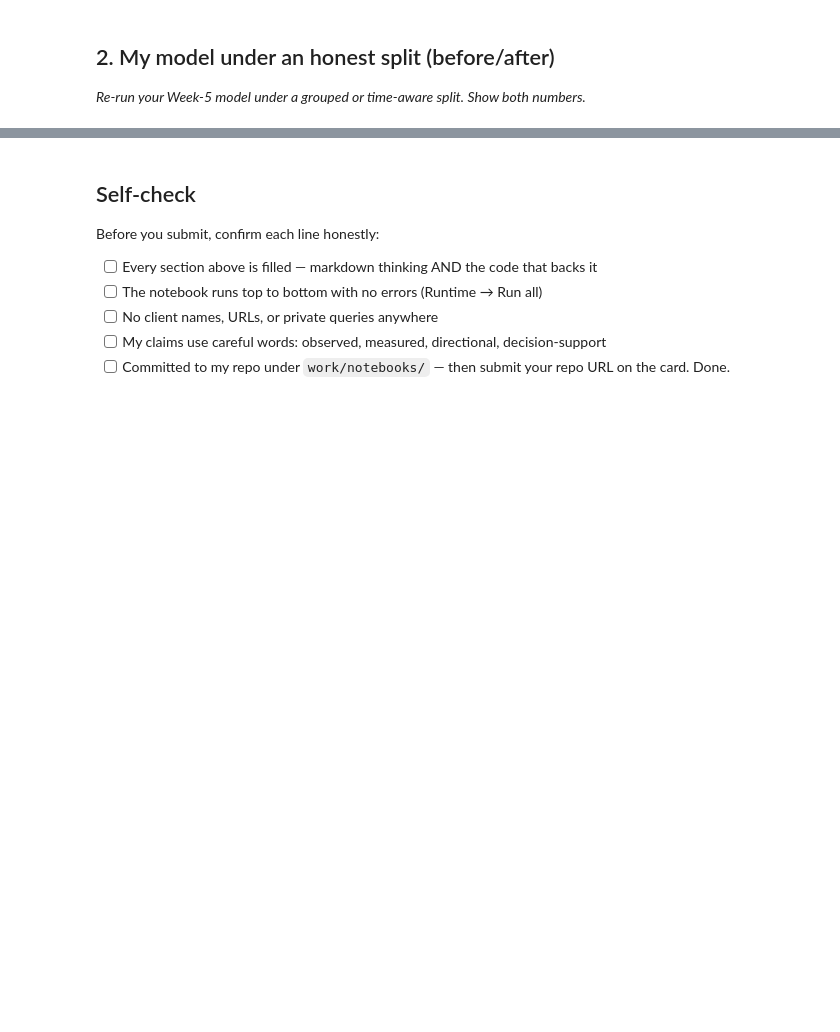
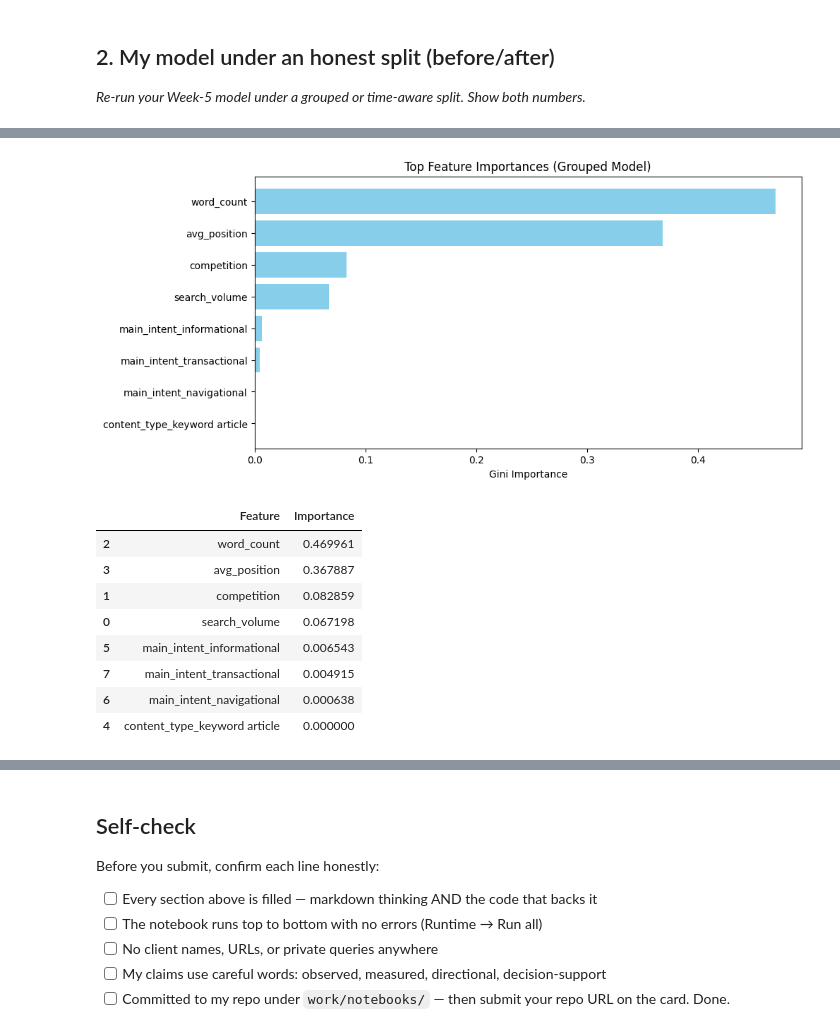
Before and after one commit to tokihab/FlyRankIntern-ML, a Jupyter notebook: work/notebooks/w06_validation_audit.ipynb, the cells around one changed output, grey strips where cells are left out. Saved outputs shown, nothing was run; the diff lists cells and outputs as text; code cells hidden in the pictures; blank space fills up the shorter version.

```diff
--- a/work/notebooks/w06_validation_audit.ipynb
+++ b/work/notebooks/w06_validation_audit.ipynb
@@ -36,0 +99,23 @@ This skeleton is yours to fill. Work the sections **in order** — each one has
+# %%
+# ==========================================
+# AFTER: Grouped Split by Client ID (The "Honest" Way)
+# ==========================================
+# We group by client_id so the model is tested on unseen clients.
+gss = GroupShuffleSplit(n_splits=1, test_size=0.2, random_state=42)
+
+# Notice we use df_clean['client_id'] to match the cleaned rows
+train_idx, test_idx = next(gss.split(X, y, groups=df_clean['client_id']))
+
+X_train_grouped, X_test_grouped = X.iloc[train_idx], X.iloc[test_idx]
+y_train_grouped, y_test_grouped = y.iloc[train_idx], y.iloc[test_idx]
+
+rf_model.fit(X_train_grouped, y_train_grouped)
+grouped_preds = rf_model.predict(X_test_grouped)
+grouped_auc = roc_auc_score(y_test_grouped, rf_model.predict_proba(X_test_grouped)[:, 1])
+
+print("--- AFTER: HONEST GROUPED SPLIT ---")
+print(f"Accuracy: {accuracy_score(y_test_grouped, grouped_preds):.3f}")
+print(f"ROC-AUC:  {grouped_auc:.3f}")
+
+# Calculate the drop in performance
+print(f"\nPerformance Drop (AUC): {naive_auc - grouped_auc:.3f}")
@@ -36,0 +139,29 @@ This skeleton is yours to fill. Work the sections **in order** — each one has
+# %%
+## 3. Leakage Audit
+# Let's inspect feature importances from our honestly trained model to ensure
+# no remaining feature is a proxy for the future.
+
+importances = pd.DataFrame({
+    'Feature': X.columns,
+    'Importance': rf_model.feature_importances_
+}).sort_values(by='Importance', ascending=False)
+
+plt.figure(figsize=(10, 5))
+plt.barh(importances['Feature'][:10], importances['Importance'][:10], color='skyblue')
+plt.gca().invert_yaxis()
+plt.title('Top Feature Importances (Grouped Model)')
+plt.xlabel('Gini Importance')
+plt.show()
+
+display(importances.head(10))
+# %% [output]
+[figure, added]
+|  | Feature | Importance |
+| 2 | word_count | 0.469961 |
+| 3 | avg_position | 0.367887 |
+| 1 | competition | 0.082859 |
+| 0 | search_volume | 0.067198 |
+| 5 | main_intent_informational | 0.006543 |
+| 7 | main_intent_transactional | 0.004915 |
+| 6 | main_intent_navigational | 0.000638 |
+| 4 | content_type_keyword article | 0.000000 |
```
Also changed, not shown: parts of 14 cells of this notebook.
